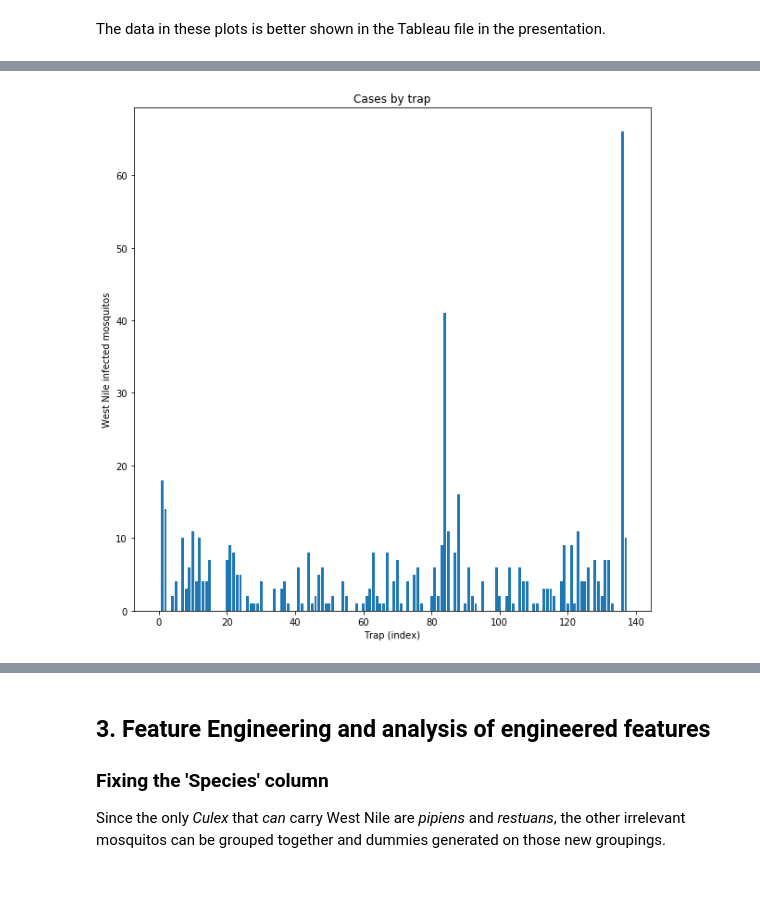
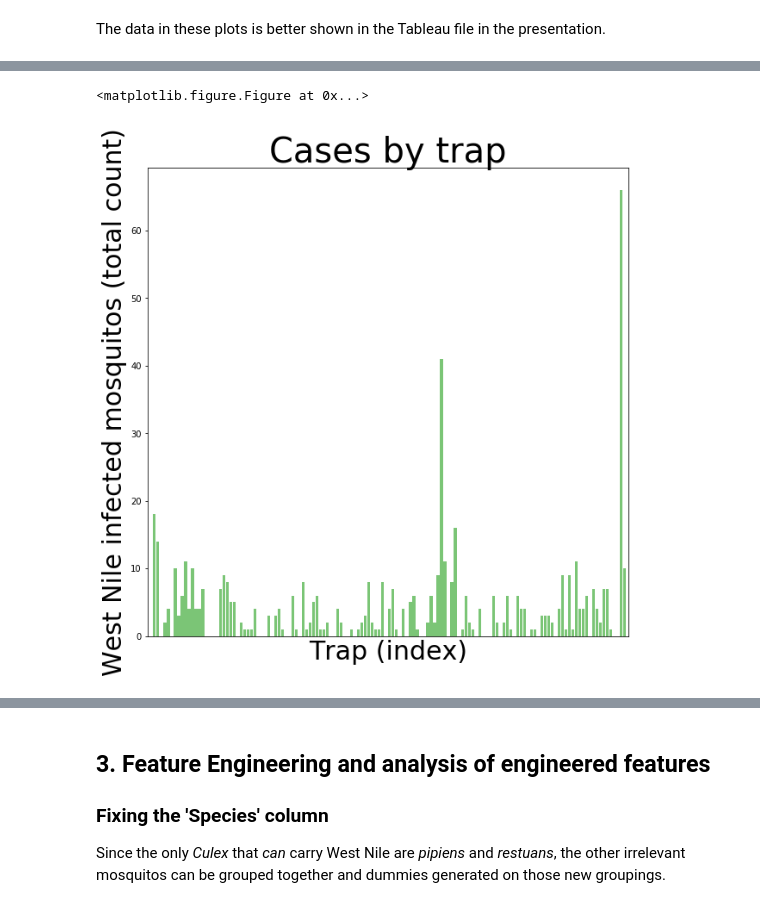
Before and after one commit to schubline/west_nile_virus_project, a Jupyter notebook: EDA-train-test-JW.ipynb, the cells around one changed output, grey strips where cells are left out. Saved outputs shown, nothing was run; the diff lists cells and outputs as text; code cells hidden in the pictures.

```diff
--- a/EDA-train-test-JW.ipynb
+++ b/EDA-train-test-JW.ipynb
@@ -167,14 +178,14 @@ dfa['Year'] = dfa['Date'].dt.year
 dfa = dfa[dfa['Year'] == 2011]
 dfa = pd.DataFrame(dfa.groupby(by = 'Month').sum().reset_index()[['Month','NumMosquitos','WnvPresent']])
 
-### I couldn't order the columns, so it's not worth it
-# dfa['Month'] = dfa['Month'].map({5:'May', 6:'June', 7:'July', 8:'August', 9:'September', 10:'October'})
+plt.gcf().clear()
+plt.style.use('seaborn-deep')
 
 plt.figure(figsize=(10,10))
-plt.bar(dfa['Month'], dfa['WnvPresent'])
+plt.bar(dfa['Month'], dfa['WnvPresent'], color = '#7BC576', edgecolor = 'none', align = 'center')
 plt.title('2011', fontsize = 30)
 plt.xlabel('')
-plt.ylabel('West Nile infected mosquitos', fontsize = 25)
+plt.ylabel('West Nile infected mosquitos (count)', fontsize = 25)
 plt.ylim((0,225))
 plt.xlim((4,11))
 plt.xticks([5,6,7,8,9,10],['May', 'Jun', 'Jul', 'Aug', 'Sep', 'Oct'], fontsize = 25, rotation = 30)
@@ -189,14 +201,14 @@ dfa['Year'] = dfa['Date'].dt.year
 dfa = dfa[dfa['Year'] == 2013]
 dfa = pd.DataFrame(dfa.groupby(by = 'Month').sum().reset_index()[['Month','NumMosquitos','WnvPresent']])
 
-### I couldn't order the columns, so it's not worth it
-# dfa['Month'] = dfa['Month'].map({5:'May', 6:'June', 7:'July', 8:'August', 9:'September', 10:'October'})
+plt.gcf().clear()
+plt.style.use('seaborn-deep')
 
 plt.figure(figsize=(10,10))
-plt.bar(dfa['Month'], dfa['WnvPresent'])
+plt.bar(dfa['Month'], dfa['WnvPresent'], color = '#7BC576', edgecolor = 'none', align = 'center')
 plt.title('2013', fontsize = 30)
 plt.xlabel('')
-plt.ylabel('West Nile infected mosquitos', fontsize = 25)
+plt.ylabel('West Nile infected mosquitos (count)', fontsize = 25)
 plt.ylim((0,225))
 plt.xlim((4,11))
 plt.xticks([5,6,7,8,9,10],['May', 'Jun', 'Jul', 'Aug', 'Sep', 'Oct'], fontsize = 25, rotation = 30)
@@ -209,5 +222,17 @@ dfa['Date'] = pd.to_datetime(dfa['Date'])
 dfa['Month'] = dfa['Date'].dt.month
 dfa['Year'] = dfa['Date'].dt.year
 dfa = pd.DataFrame(dfa.groupby(by = 'Year').sum().reset_index()[['Year','NumMosquitos','WnvPresent']])
-dfa
+
+
+plt.gcf().clear()
+plt.style.use('seaborn-deep')
+
+plt.figure(figsize=(10,10))
+plt.bar(dfa['Year'], dfa['WnvPresent'], color = '#7BC576', edgecolor = 'none', align = 'center')
+plt.title('Cases by year', fontsize = 30)
+plt.xlabel('')
+plt.ylabel('West Nile infected mosquitos (count)', fontsize = 25)
+
+plt.xticks([2007,2008,2009,2010,2011,2012,2013],['2007','2008','2009','2010','2011','2012','2013'],fontsize = 25, rotation = 30)
+plt.savefig("assets/visualizations/casesbyyear.png")
 # %% [output]
@@ -278,9 +291,15 @@ plt.savefig("assets/visualizations/casesbytrap1.png")
 # %%
+plt.gcf().clear()
+plt.style.use('seaborn-deep')
+
 plt.figure(figsize=(10,10))
-plt.bar(dfa.index, dfa['WnvPresent'])
-plt.title('Cases by trap')
-plt.xlabel('Trap (index)')
-plt.ylabel('West Nile infected mosquitos')
+plt.bar(dfa.index, dfa['WnvPresent'], color = '#7BC576', edgecolor = 'none', align = 'center')
+plt.title('Cases by trap', fontsize = 40)
+plt.xlabel('Trap (index)', fontsize = 30)
+plt.ylabel('West Nile infected mosquitos (total count)', fontsize = 30 )
+plt.xticks([],[])
+plt.xlim((-1,max(dfa.index)+1))
 plt.savefig("assets/visualizations/casesbytrap2.png")
 # %% [output]
+<matplotlib.figure.Figure at 0x...>
-[figure, old version]
+[figure, new version]
```
Also changed, not shown: parts of 28 cells of this notebook, 17 other files.
